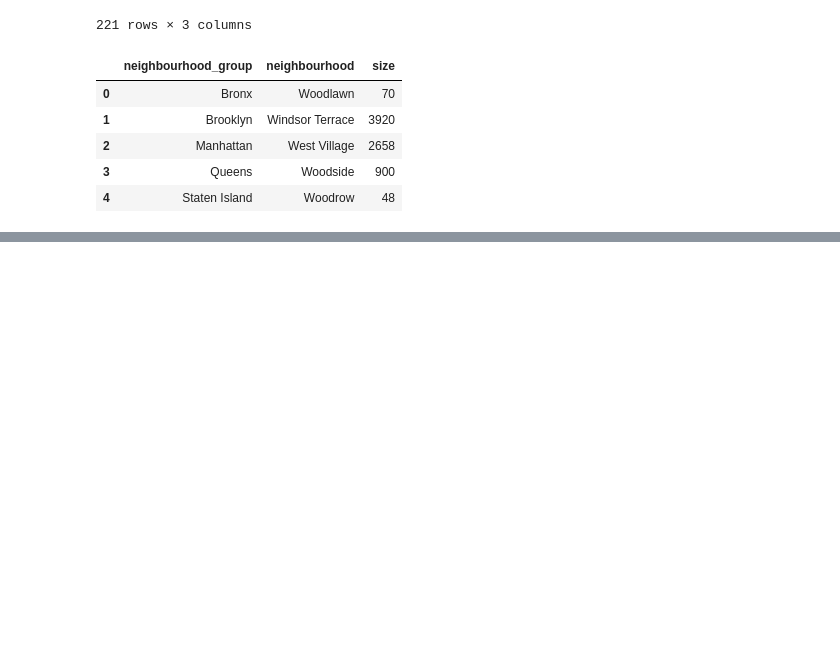
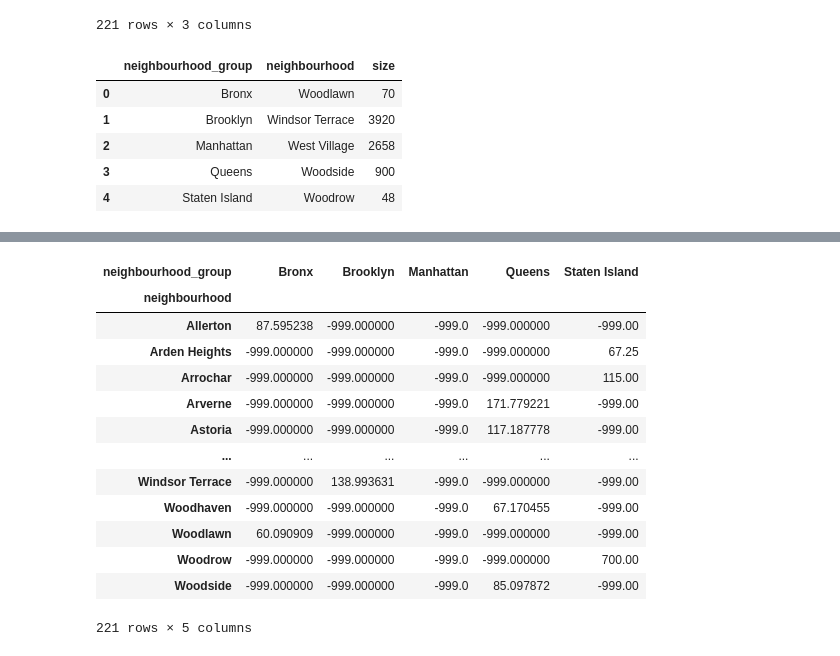
Before and after one commit to Miyeon-Pyeon/bigdataanalysis_practice, a Jupyter notebook: 빅분기_1104.ipynb, the cells around one changed output, grey strips where cells are left out. Saved outputs shown, nothing was run; the diff lists cells and outputs as text; code cells hidden in the pictures; blank space fills up the shorter version.

```diff
--- a/빅분기_1104.ipynb
+++ b/빅분기_1104.ipynb
@@ -73,0 +141,19 @@ df.groupby(['neighbourhood_group', 'neighbourhood'], as_index=False).size().grou
+# %%
+# neighbourhood 값과 neighbourhood_group 값에 따른 price 의 평균을 계층적 indexing 없이 구하고 nan 값은 -999값으로 채워라
+
+df.groupby(['neighbourhood', 'neighbourhood_group']).price.mean().unstack().fillna(-999)
+# %% [output]
+| neighbourhood_group | Bronx | Brooklyn | Manhattan | Queens | Staten Island |
+| neighbourhood |  |  |  |  |  |
+| Allerton | 87.595238 | -999.000000 | -999.0 | -999.000000 | -999.00 |
+| Arden Heights | -999.000000 | -999.000000 | -999.0 | -999.000000 | 67.25 |
+| Arrochar | -999.000000 | -999.000000 | -999.0 | -999.000000 | 115.00 |
+| Arverne | -999.000000 | -999.000000 | -999.0 | 171.779221 | -999.00 |
+| Astoria | -999.000000 | -999.000000 | -999.0 | 117.187778 | -999.00 |
+| ... | ... | ... | ... | ... | ... |
+| Windsor Terrace | -999.000000 | 138.993631 | -999.0 | -999.000000 | -999.00 |
+| Woodhaven | -999.000000 | -999.000000 | -999.0 | 67.170455 | -999.00 |
+| Woodlawn | 60.090909 | -999.000000 | -999.0 | -999.000000 | -999.00 |
+| Woodrow | -999.000000 | -999.000000 | -999.0 | -999.000000 | 700.00 |
+| Woodside | -999.000000 | -999.000000 | -999.0 | 85.097872 | -999.00 |
+221 rows × 5 columns
```
Also changed, not shown: parts of 6 cells of this notebook.
